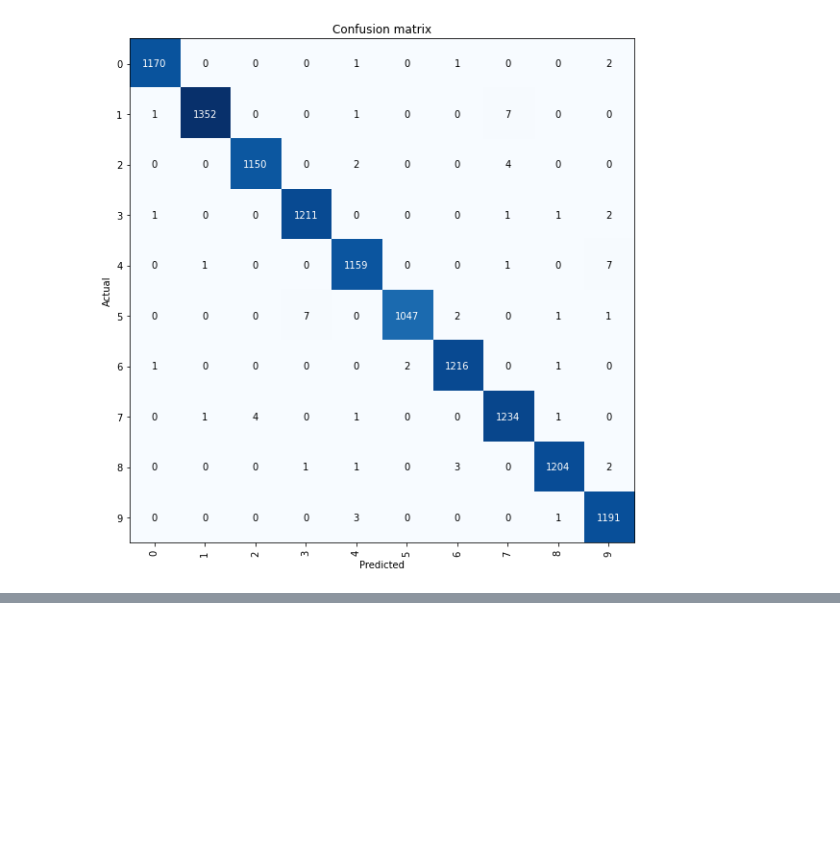
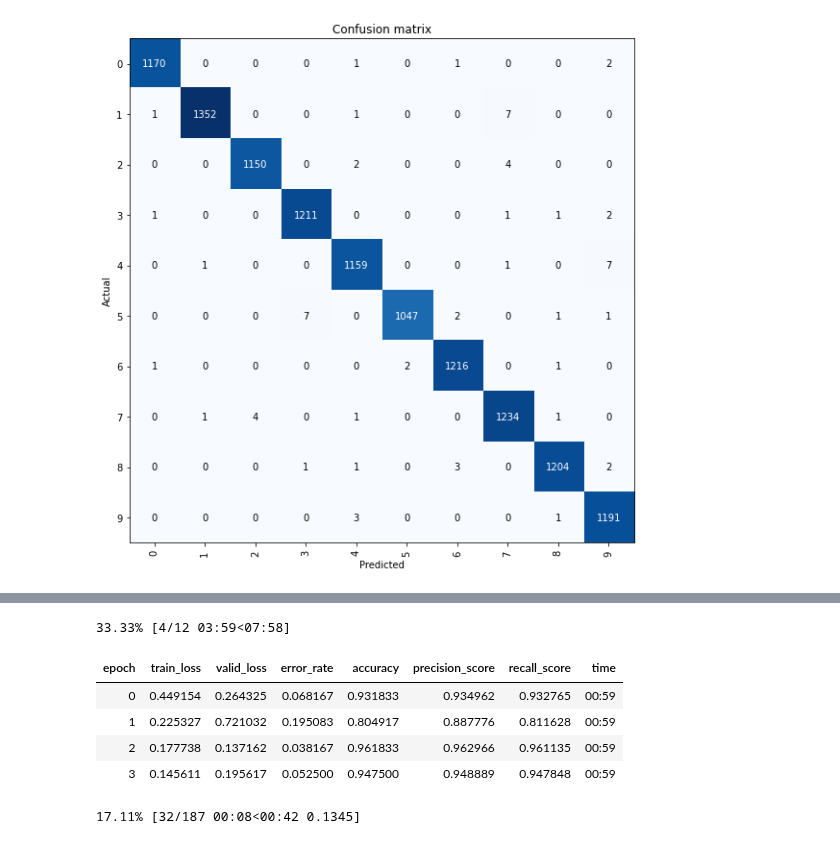
Before and after one commit to vtecftwy/fastbook, a Jupyter notebook: 04_mnist_full_dataset.ipynb, the cells around one changed output, grey strips where cells are left out. Cells and saved outputs as stored; diff of their text form; code cells hidden in the pictures; blank space fills up the shorter version.

```diff
--- a/04_mnist_full_dataset.ipynb
+++ b/04_mnist_full_dataset.ipynb
@@ -487,0 +505,12 @@ interp_34_unt.plot_top_losses(k=25, figsize=(10,10))
+# %%
+n = 12
+lr = 5e-3
+learn_34_unt.fit_one_cycle(n_epoch=n, lr_max=lr)
+# %% [output]
+33.33% [4/12 03:59<07:58]
+| epoch | train_loss | valid_loss | error_rate | accuracy | precision_score | recall_score | time |
+| 0 | 0.449154 | 0.264325 | 0.068167 | 0.931833 | 0.934962 | 0.932765 | 00:59 |
+| 1 | 0.225327 | 0.721032 | 0.195083 | 0.804917 | 0.887776 | 0.811628 | 00:59 |
+| 2 | 0.177738 | 0.137162 | 0.038167 | 0.961833 | 0.962966 | 0.961135 | 00:59 |
+| 3 | 0.145611 | 0.195617 | 0.052500 | 0.947500 | 0.948889 | 0.947848 | 00:59 |
+17.11% [32/187 00:08<00:42 0.1345]
```
Also changed, not shown: parts of 5 cells of this notebook.
